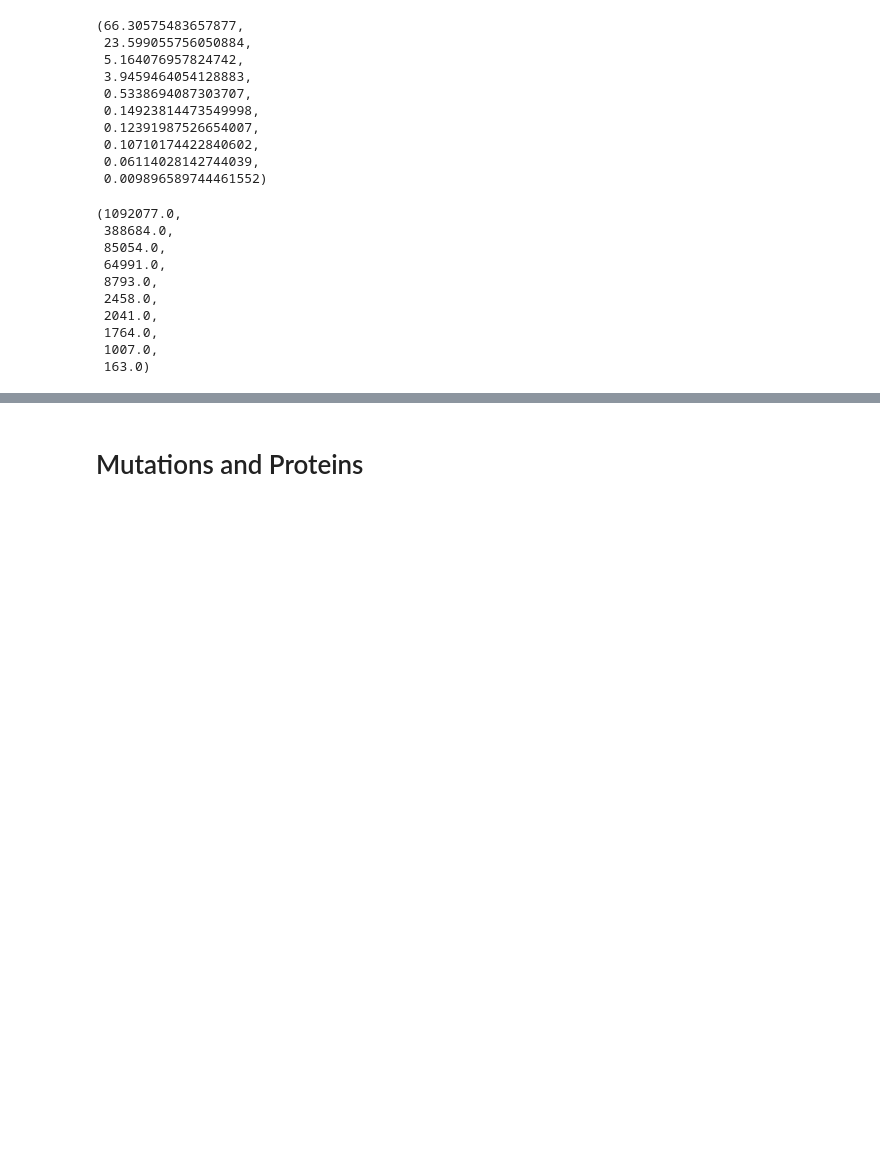
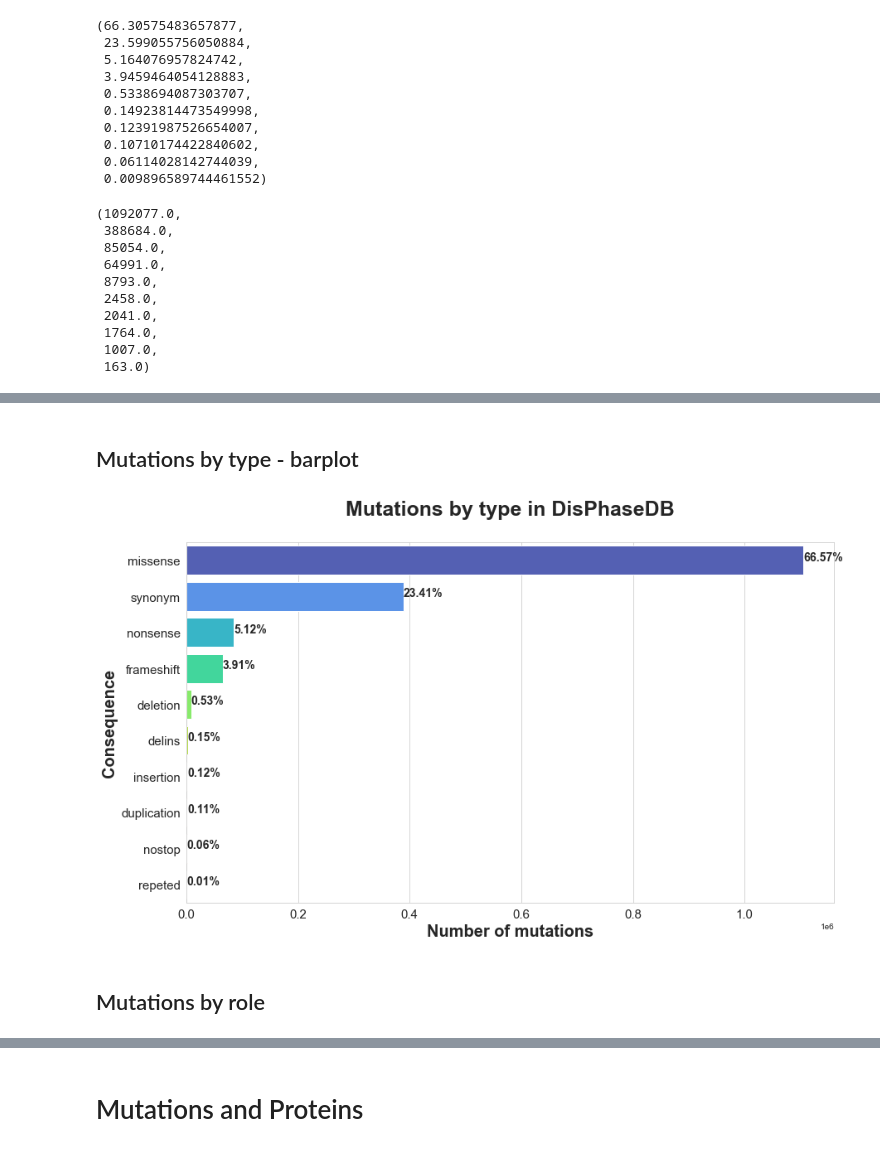
Before and after one commit to alvaro-2/mutations, a Jupyter notebook: disease_plots/some_plots.ipynb, the cells around one changed output, grey strips where cells are left out. Drawn from its saved outputs; the diff is of its cells as text; code cells hidden in the pictures; blank space fills up the shorter version.

```diff
--- a/disease_plots/some_plots.ipynb
+++ b/disease_plots/some_plots.ipynb
@@ -201,0 +218,25 @@ plt.show()
+# %% [markdown]
+## Mutations by type - barplot
+# %%
+# Top ten diseases barra (incluyendo others)
+# Horizontal barplot
+sns.set_style("whitegrid")
+#sns.set_palette('turbo', 10)
+
+cq = mutations.consequence.value_counts() # series with mutations types frequency
+
+bar,ax = plt.subplots(figsize=(14,8))
+ax = sns.barplot(x= cq, y= cq.index, palette= "turbo", orient='h')
+ax.set_title("Mutations by type in DisPhaseDB\n", fontsize=25, weight='bold')
+ax.set_xlabel ("Number of mutations", fontsize=20, weight='bold')
+ax.set_ylabel ("Consequence", fontsize=20, weight='bold')
+ax.tick_params(labelsize=15)
+for i, v in enumerate(cq):
+    ax.text(v, i, f'{v/sum(cq)*100:.2f}%', weight='bold', fontsize=14)
+
+plt.show()
+#bar.savefig("mutations_type.png", dpi= 300)
+# %% [output]
+[figure, added]
+# %% [markdown]
+## Mutations by role
```
Also changed, not shown: parts of 97 cells of this notebook.
